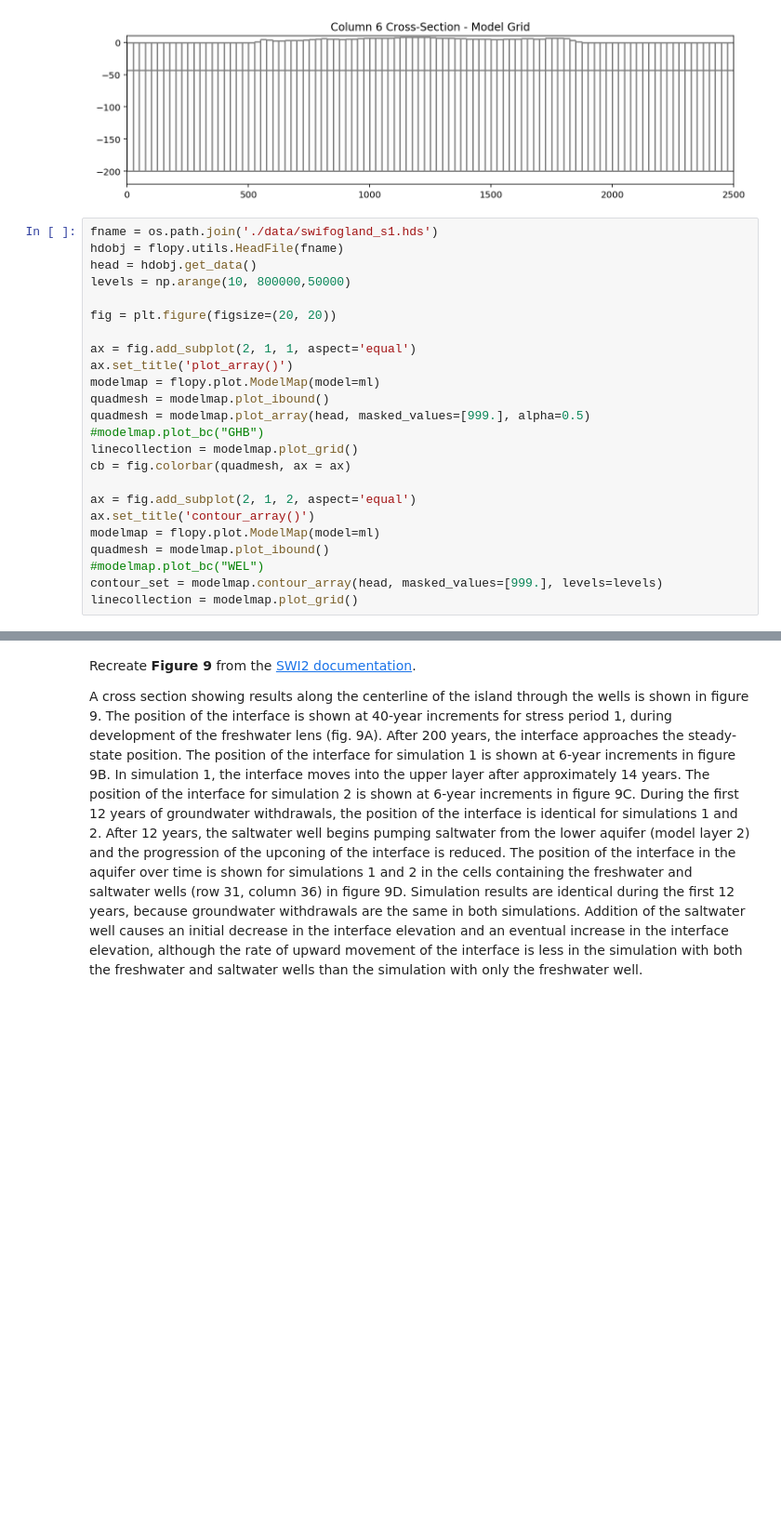
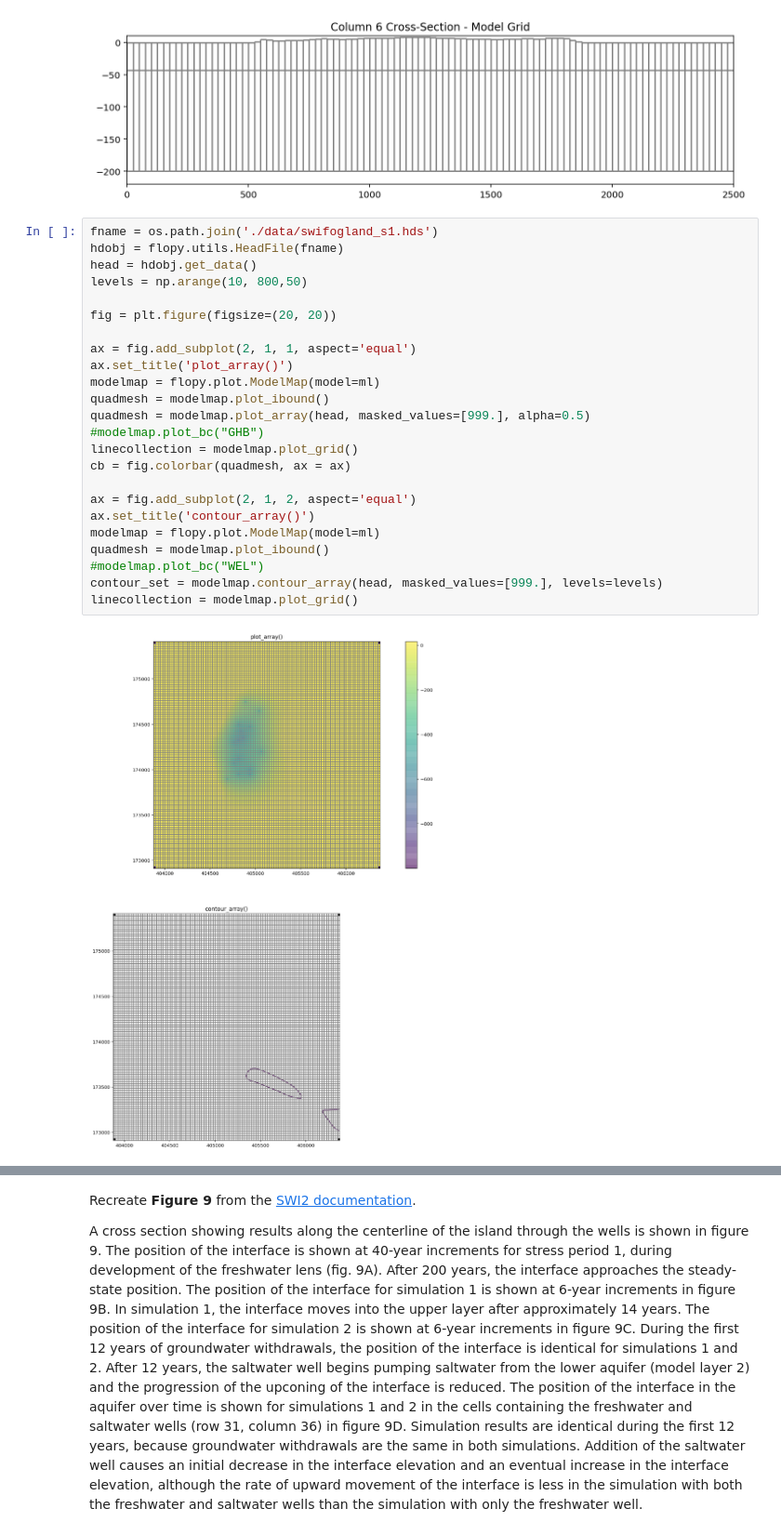
Before and after one commit to spencerbh/Fogland, a Jupyter notebook: flopy3_SWI2_Fogland_UNIX_pixel.ipynb, the cells around one changed output, grey strips where cells are left out. Shown at 93% size. Cells and saved outputs as stored; diff of their text form; blank space fills up the shorter version.

```diff
--- a/flopy3_SWI2_Fogland_UNIX_pixel.ipynb
+++ b/flopy3_SWI2_Fogland_UNIX_pixel.ipynb
@@ -478,27 +515,29 @@ ax.set_ylim(-220,10)
 # %%
 fname = os.path.join('./data/swifogland_s1.hds')
 hdobj = flopy.utils.HeadFile(fname)
 head = hdobj.get_data()
-levels = np.arange(10, 800000,50000)
+levels = np.arange(10, 800,50)
 
 fig = plt.figure(figsize=(20, 20))
 
 ax = fig.add_subplot(2, 1, 1, aspect='equal')
 ax.set_title('plot_array()')
 modelmap = flopy.plot.ModelMap(model=ml)
 quadmesh = modelmap.plot_ibound()
 quadmesh = modelmap.plot_array(head, masked_values=[999.], alpha=0.5)
 #modelmap.plot_bc("GHB")
 linecollection = modelmap.plot_grid()
 cb = fig.colorbar(quadmesh, ax = ax)
 
 ax = fig.add_subplot(2, 1, 2, aspect='equal')
 ax.set_title('contour_array()')
 modelmap = flopy.plot.ModelMap(model=ml)
 quadmesh = modelmap.plot_ibound()
 #modelmap.plot_bc("WEL")
 contour_set = modelmap.contour_array(head, masked_values=[999.], levels=levels)
 linecollection = modelmap.plot_grid()
+# %% [output]
+[figure, added]
 # %%
 levels
 head
```
Also changed, not shown: parts of 10 cells of this notebook, 6 other files.
